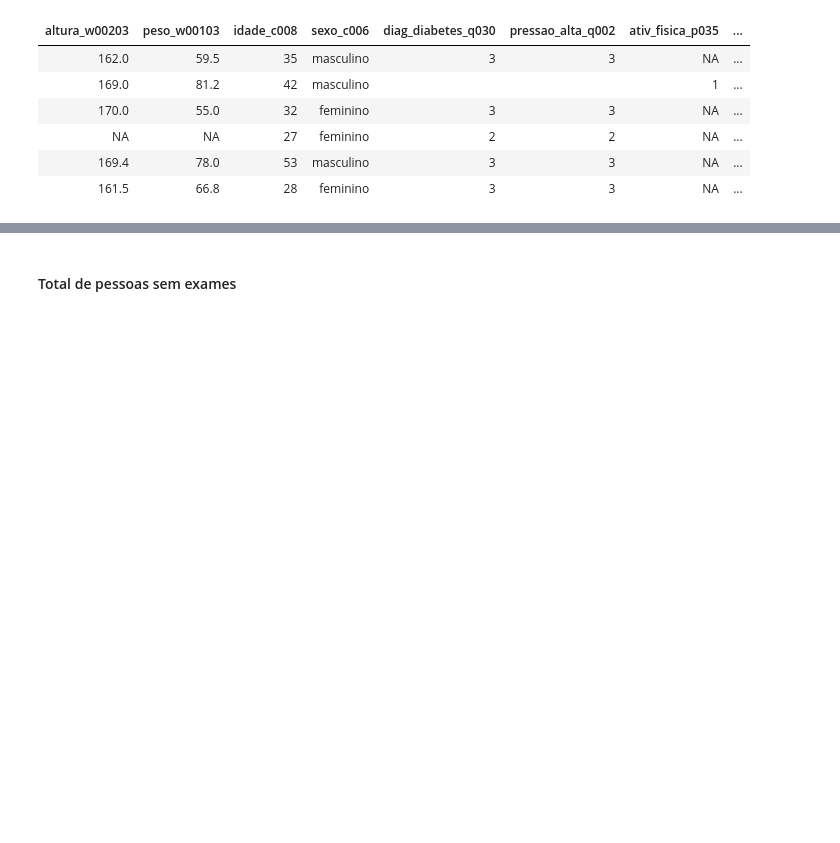
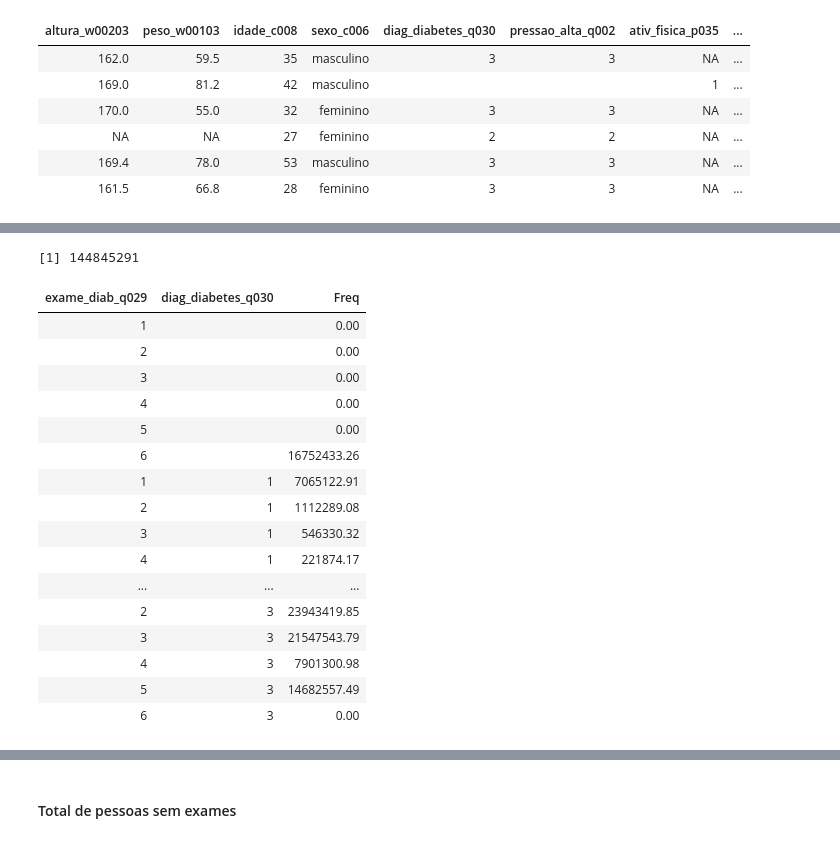
Before and after one commit to fcimackenzie/analise_diabetes, a Jupyter notebook: analise-pns-diabetes.ipynb, the cells around one changed output, grey strips where cells are left out. Cells and saved outputs as stored; diff of their text form; code cells hidden in the pictures; blank space fills up the shorter version.

```diff
--- a/analise-pns-diabetes.ipynb
+++ b/analise-pns-diabetes.ipynb
@@ -1521,0 +1650,25 @@ head(df_analise$variables)
+# %%
+sum(diab_exam$Freq)
+# %% [output]
+[1] 144845291
+# %%
+diab_exam_diag <- as.data.frame(survey::svytable(~ exame_diab_q029 + diag_diabetes_q030, df_analise))
+diab_exam_diag
+# %% [output]
+| exame_diab_q029 | diag_diabetes_q030 | Freq |
+| 1 |  | 0.00 |
+| 2 |  | 0.00 |
+| 3 |  | 0.00 |
+| 4 |  | 0.00 |
+| 5 |  | 0.00 |
+| 6 |  | 16752433.26 |
+| 1 | 1 | 7065122.91 |
+| 2 | 1 | 1112289.08 |
+| 3 | 1 | 546330.32 |
+| 4 | 1 | 221874.17 |
+| ... | ... | ... |
+| 2 | 3 | 23943419.85 |
+| 3 | 3 | 21547543.79 |
+| 4 | 3 | 7901300.98 |
+| 5 | 3 | 14682557.49 |
+| 6 | 3 | 0.00 |
```
Also changed, not shown: parts of 40 cells of this notebook.
